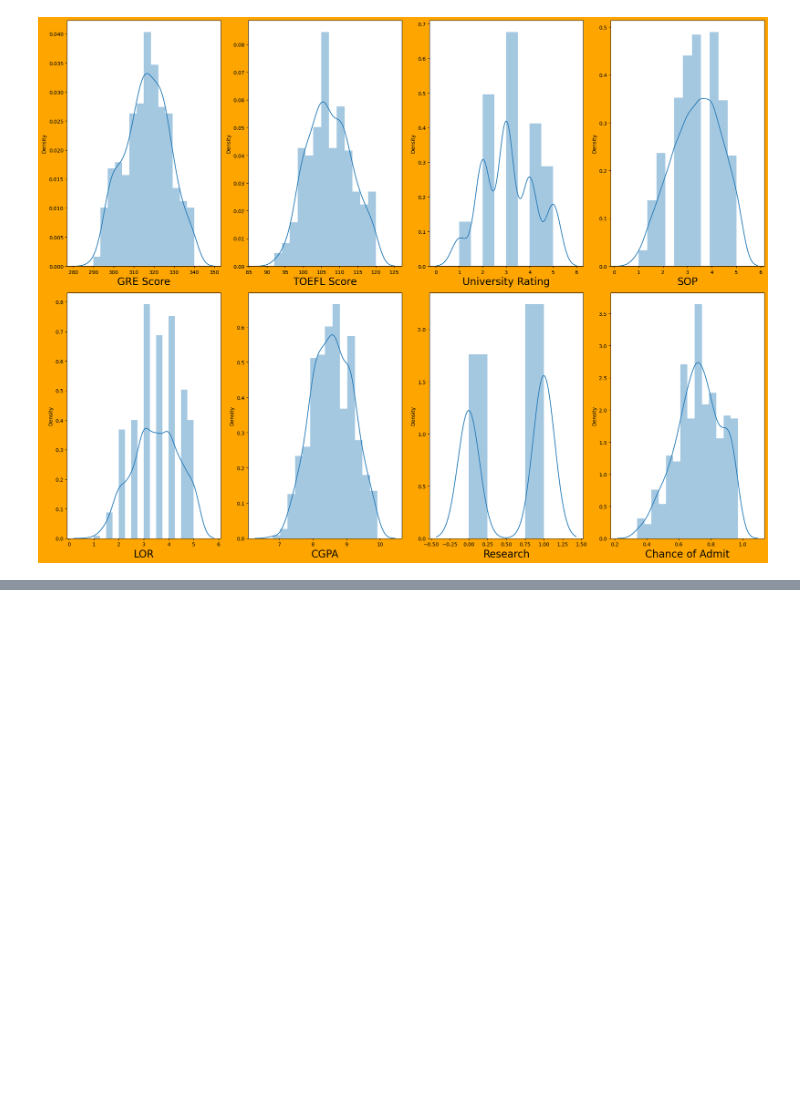
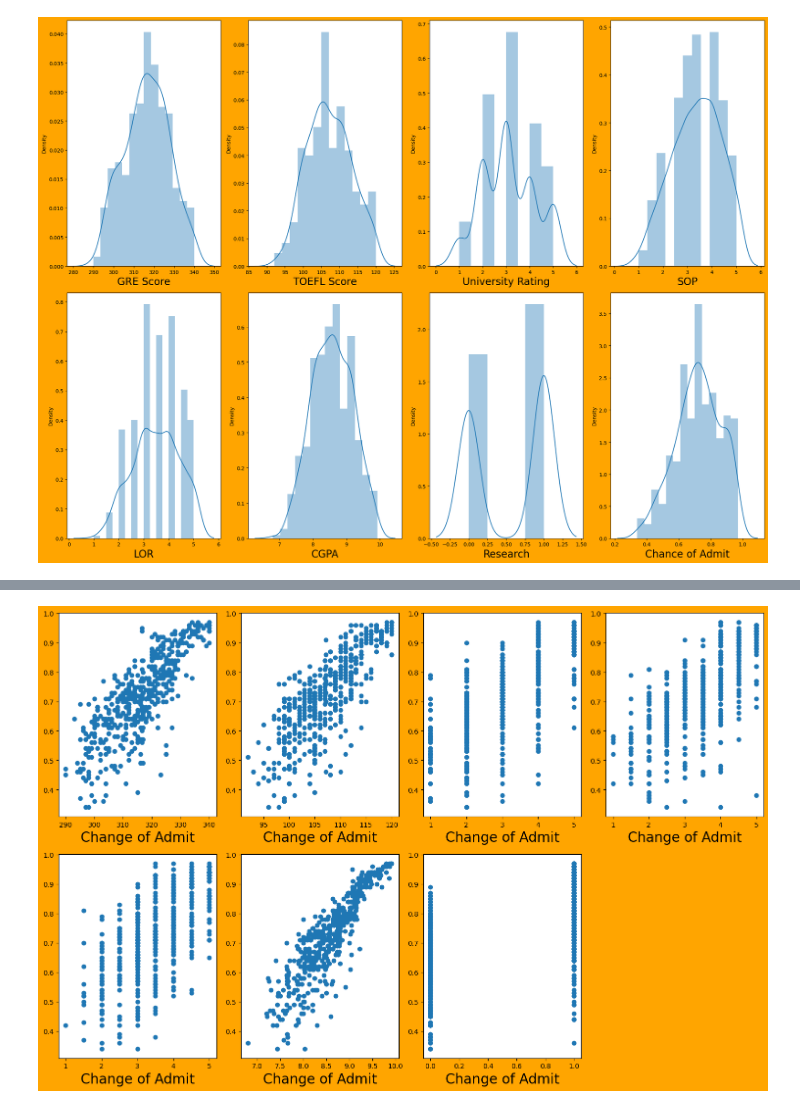
Before and after one commit to nallagondu/DATASCIENCE-practice, a Jupyter notebook: datatrain_linear_regression.ipynb, the cells around one changed output, grey strips where cells are left out. Saved outputs shown, nothing was run; the diff lists cells and outputs as text; code cells hidden in the pictures; blank space fills up the shorter version.

```diff
--- a/datatrain_linear_regression.ipynb
+++ b/datatrain_linear_regression.ipynb
@@ -371,0 +375,4 @@ plt.tight_layout()
+# %%
+#Devide data set into features  and labels
+y = data['Chance of Admit']
+x = data.drop(columns = ['Chance of Admit'])
@@ -371,0 +410,15 @@ plt.tight_layout()
+# %%
+plt.figure(figsize=(15,10), facecolor='orange')
+plotnumber = 1
+
+for column in x:
+    if plotnumber<=8:
+         ax = plt.subplot(2,4,plotnumber)
+         plt.scatter(x[column],y)
+         plt.xlabel(column,fontsize=10)
+         plt.xlabel('Change of Admit',fontsize=20)
+
+    plotnumber+=1
+plt.tight_layout()
+# %% [output]
+[figure, added]
```
Also changed, not shown: parts of 42 cells of this notebook.
